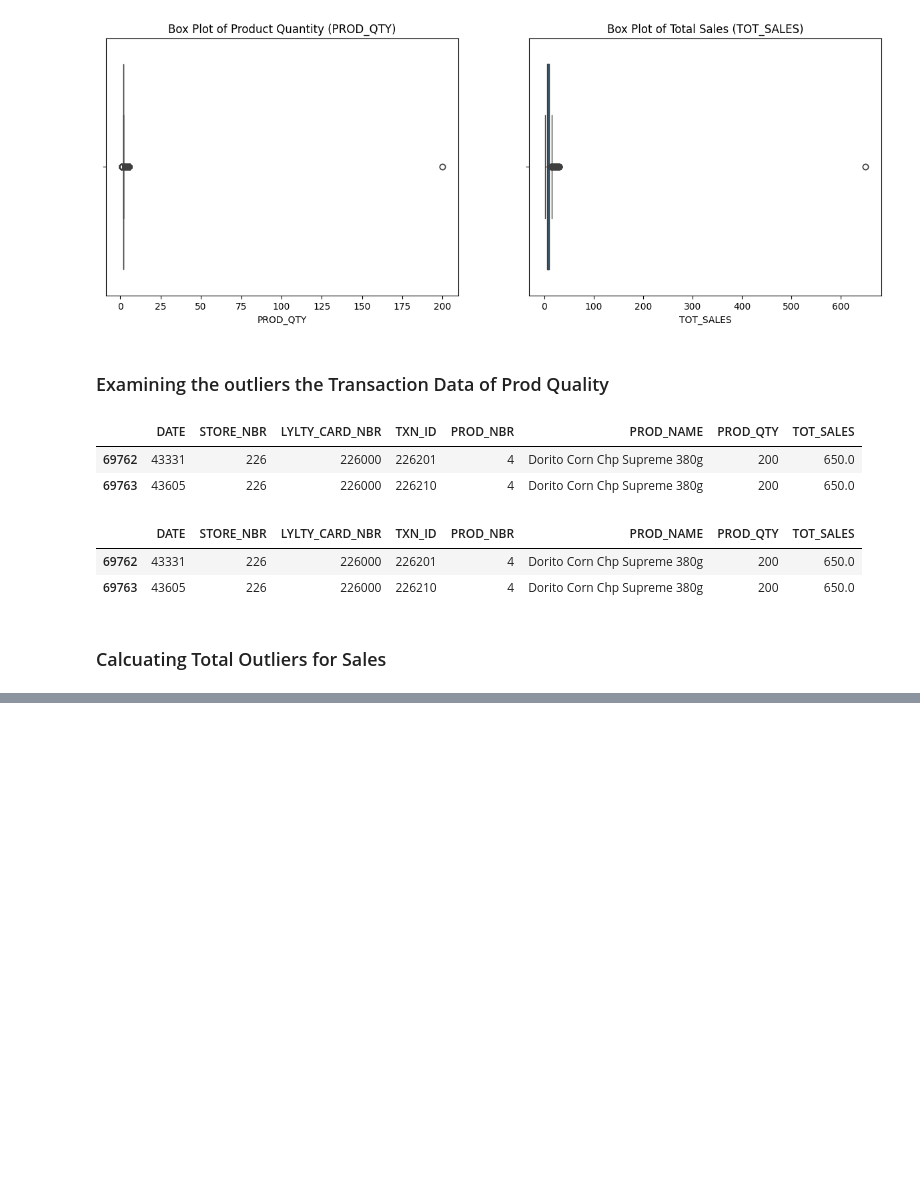
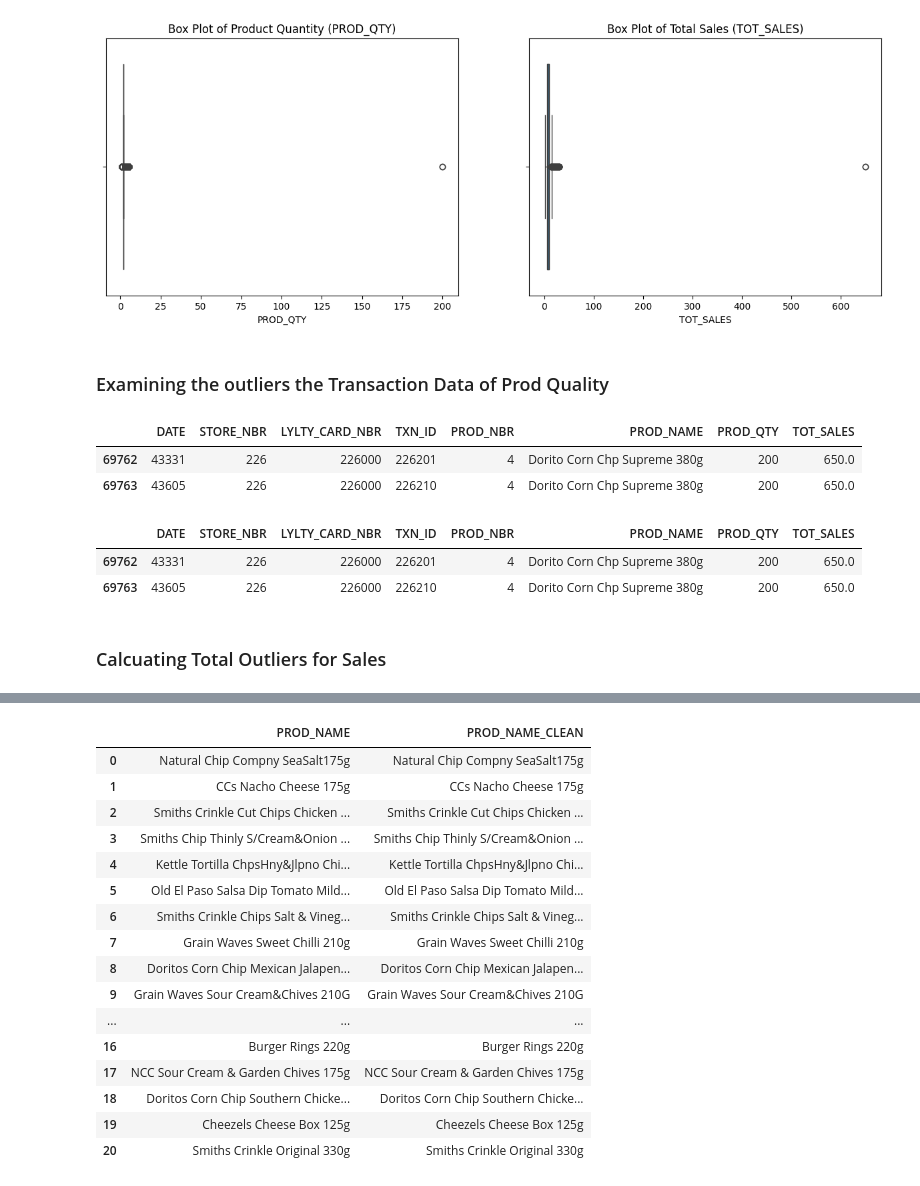
Before and after one commit to JanickVision27/Quantium_DataAnalysis_Project, a Jupyter notebook: First Section/Section_1.ipynb, the cells around one changed output, grey strips where cells are left out. Saved outputs shown, nothing was run; the diff lists cells and outputs as text; code cells hidden in the pictures; blank space fills up the shorter version.

```diff
--- a/First Section/Section_1.ipynb
+++ b/First Section/Section_1.ipynb
@@ -209,0 +236,33 @@ transaction_data['DATE'] = pd.to_datetime(transaction_data['DATE'], unit='D', or
+# %%
+import re
+import pandas as pd
+
+def clean_prod_name(name):
+    if pd.isna(name):
+        return name
+    name = str(name).strip()
+    name = re.sub(r'\s+', ' ', name)   # collapse multiple spaces into one
+    return name
+
+transaction_data['PROD_NAME_CLEAN'] = transaction_data['PROD_NAME'].apply(clean_prod_name)
+
+# See what changed
+transaction_data[['PROD_NAME', 'PROD_NAME_CLEAN']].drop_duplicates().head(20)
+# %% [output]
+|  | PROD_NAME | PROD_NAME_CLEAN |
+| 0 | Natural Chip Compny SeaSalt175g | Natural Chip Compny SeaSalt175g |
+| 1 | CCs Nacho Cheese 175g | CCs Nacho Cheese 175g |
+| 2 | Smiths Crinkle Cut Chips Chicken ... | Smiths Crinkle Cut Chips Chicken ... |
+| 3 | Smiths Chip Thinly S/Cream&Onion ... | Smiths Chip Thinly S/Cream&Onion ... |
+| 4 | Kettle Tortilla ChpsHny&Jlpno Chi... | Kettle Tortilla ChpsHny&Jlpno Chi... |
+| 5 | Old El Paso Salsa Dip Tomato Mild... | Old El Paso Salsa Dip Tomato Mild... |
+| 6 | Smiths Crinkle Chips Salt & Vineg... | Smiths Crinkle Chips Salt & Vineg... |
+| 7 | Grain Waves Sweet Chilli 210g | Grain Waves Sweet Chilli 210g |
+| 8 | Doritos Corn Chip Mexican Jalapen... | Doritos Corn Chip Mexican Jalapen... |
+| 9 | Grain Waves Sour Cream&Chives 210G | Grain Waves Sour Cream&Chives 210G |
+| ... | ... | ... |
+| 16 | Burger Rings 220g | Burger Rings 220g |
+| 17 | NCC Sour Cream & Garden Chives 175g | NCC Sour Cream & Garden Chives 175g |
+| 18 | Doritos Corn Chip Southern Chicke... | Doritos Corn Chip Southern Chicke... |
+| 19 | Cheezels Cheese Box 125g | Cheezels Cheese Box 125g |
+| 20 | Smiths Crinkle Original 330g | Smiths Crinkle Original 330g |
```
Also changed, not shown: parts of 6 cells of this notebook.
